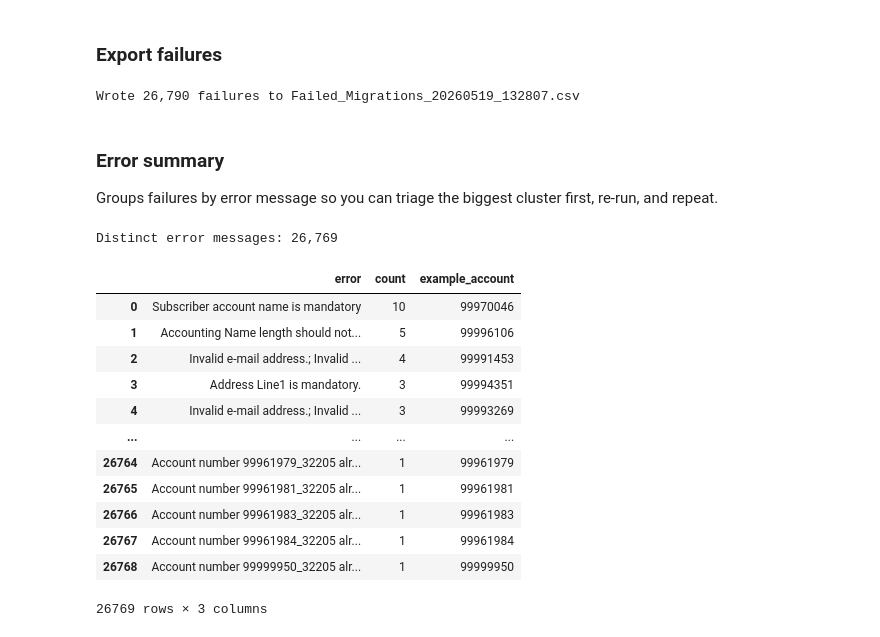
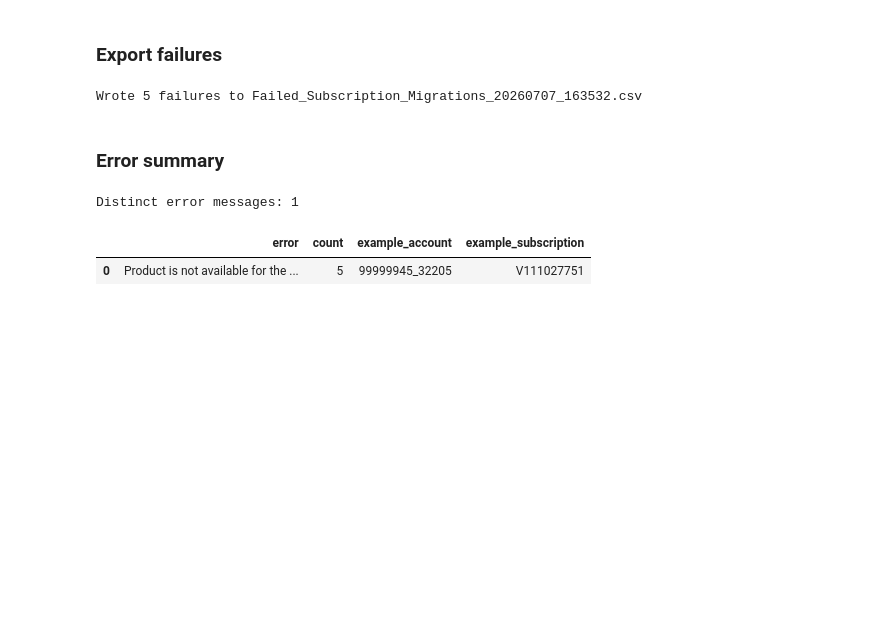
Before and after one commit to kagna-voyager/windmill-onebill, a Jupyter notebook: OneBill Subscription Migration.ipynb, the cells around one changed output. Saved outputs shown, nothing was run; the diff lists cells and outputs as text; code cells hidden in the pictures; blank space fills up the shorter version.

```diff
--- a/OneBill Subscription Migration.ipynb
+++ b/OneBill Subscription Migration.ipynb
@@ -136,14 +119,15 @@ into the SQL so the Python side stays clean:
 # %%
-ACCOUNT_QUERY = """
+SUBSCRIPTION_QUERY = """
 SELECT * FROM bi_curated_views.reporting_subscription;
 """.strip()
 
 engine = create_engine(BI_DATASTORE_URL)
-df_subscriptions = pd.read_sql(ACCOUNT_QUERY, con=engine)
+df_subscriptions = pd.read_sql(SUBSCRIPTION_QUERY, con=engine)
 
-logger.info(f"Loaded {len(df_subscriptions):,} accounts from MySQL")
+logger.info(f"Loaded {len(df_subscriptions):,} subscriptions from MySQL")
 
-df_subscriptions = df_subscriptions.head(5) #Use this to limit the number of accounts we attempt to migrate while testing. Remove or increase the number when ready for a larger migration.
+df_subscriptions = df_subscriptions.head(5)  # Use this to limit rows while testing. Remove or increase when ready for a full run.
+df_subscriptions['Proxy_AccountCode'] = df_subscriptions['AccountCode'] + '_' + ONEBILL_PROXY_ACCT
 
 df_subscriptions.head()
 # %% [output]
@@ -338,10 +387,6 @@ writers — increase `MAX_WORKERS` cautiously.
 # %%
-def migrate(
-    df: pd.DataFrame,
-    contacts_by_account: dict[str, list[dict]],
-    max_workers: int = MAX_WORKERS,
-) -> pd.DataFrame:
-    """Migrate every account in df to OneBill in parallel."""
+def migrate(df: pd.DataFrame, max_workers: int = MAX_WORKERS) -> pd.DataFrame:
+    """Migrate every subscription in df to OneBill in parallel."""
     session = requests.Session()
     adapter = requests.adapters.HTTPAdapter(
         pool_connections=max_workers,
@@ -357,12 +402,12 @@ def migrate(
     total = len(rows)
     results: list[dict] = []
 
-    logger.info(f"Starting migration of {total:,} accounts with {max_workers} workers...")
+    logger.info(f"Starting migration of {total:,} subscriptions with {max_workers} workers...")
     wall_start = time.perf_counter()
 
     with ThreadPoolExecutor(max_workers=max_workers) as executor:
         futures = {
-            executor.submit(migrate_row, row, session, contacts_by_account): row["AccountCode"]
+            executor.submit(migrate_row, row, session): row["SubscriptionUSN"]
             for row in rows
         }
 
@@ -388,12 +433,9 @@ def migrate(
     print("\n=== Profiling Summary ===")
     print(f"Total wall time:          {wall_elapsed:.1f}s")
     if wall_elapsed > 0:
-        print(f"Throughput:               {total / wall_elapsed:.1f} accounts/s")
-    print(f"Avg build time per row:   {results_df['elapsed_build_ms'].mean():.1f}ms")
-    print(f"Avg network time per row: {results_df['elapsed_net_ms'].mean():.1f}ms")
-    print(f"Max network time:         {results_df['elapsed_net_ms'].max():.1f}ms")
-    print(f"P95 network time:         {results_df['elapsed_net_ms'].quantile(0.95):.1f}ms")
-    print("=========================")
+        print(f"Throughput:               {total / wall_elapsed:.1f} subscriptions/s")
+    print(f"Succeeded / Failed:       {success} / {failed}")
+    print(f"Unique accounts cached:   {len(_ship_address_cache):,}")
 
     return results_df
 # %% [markdown]
@@ -403,5 +443,5 @@ Kicks off the full parallel run.
 # %%
-results_df = migrate(df_accounts, contacts_by_account)
+results_df = migrate(df_subscriptions)
 
 failures = results_df[results_df["status"] == "failed"]
 print(f"\nFailed rows ({len(failures):,}):")
@@ -427,42 +473,29 @@ failures.head(20)
 # %% [markdown]
 ### Export failures
 # %%
-out_path = f'Failed_Migrations_{datetime.now().strftime("%Y%m%d_%H%M%S")}.csv'
+out_path = f'Failed_Subscription_Migrations_{datetime.now().strftime("%Y%m%d_%H%M%S")}.csv'
 failures.to_csv(out_path, index=False)
 print(f"Wrote {len(failures):,} failures to {out_path}")
 # %% [output]
-Wrote 26,790 failures to Failed_Migrations_20260519_132807.csv
+Wrote 5 failures to Failed_Subscription_Migrations_20260707_163532.csv
-# %% [markdown]
-### Error summary
-
-Groups failures by error message so you can triage the biggest cluster
-first, re-run, and repeat.
+# %% [markdown]
+### Error summary
 # %%
 if not failures.empty:
     error_summary = (
         failures.groupby("error")
-        .agg(count=("AccountCode", "size"),
-             example_account=("AccountCode", "first"))
+        .agg(count=("SubscriptionUSN", "size"),
+             example_account=("AccountCode", "first"),
+             example_subscription=("SubscriptionUSN", "first"))
         .sort_values("count", ascending=False)
         .reset_index()
     )
     print(f"Distinct error messages: {len(error_summary):,}")
 else:
     print("No failures to summarise.")
     error_summary = pd.DataFrame()
 error_summary
 # %% [output]
-Distinct error messages: 26,769
+Distinct error messages: 1
-|  | error | count | example_account |
-| 0 | Subscriber account name is mandatory | 10 | 99970046 |
-| 1 | Accounting Name length should not... | 5 | 99996106 |
-| 2 | Invalid e-mail address.; Invalid ... | 4 | 99991453 |
-| 3 | Address Line1 is mandatory. | 3 | 99994351 |
-| 4 | Invalid e-mail address.; Invalid ... | 3 | 99993269 |
-| ... | ... | ... | ... |
-| 26764 | Account number 99961979_32205 alr... | 1 | 99961979 |
-| 26765 | Account number 99961981_32205 alr... | 1 | 99961981 |
-| 26766 | Account number 99961983_32205 alr... | 1 | 99961983 |
-| 26767 | Account number 99961984_32205 alr... | 1 | 99961984 |
-| 26768 | Account number 99999950_32205 alr... | 1 | 99999950 |
+|  | error | count | example_account | example_subscription |
+| 0 | Product is not available for the ... | 5 | 99999945_32205 | V111027751 |
-26769 rows × 3 columns
```
Also changed, not shown: parts of 22 cells of this notebook, 2 other files.
